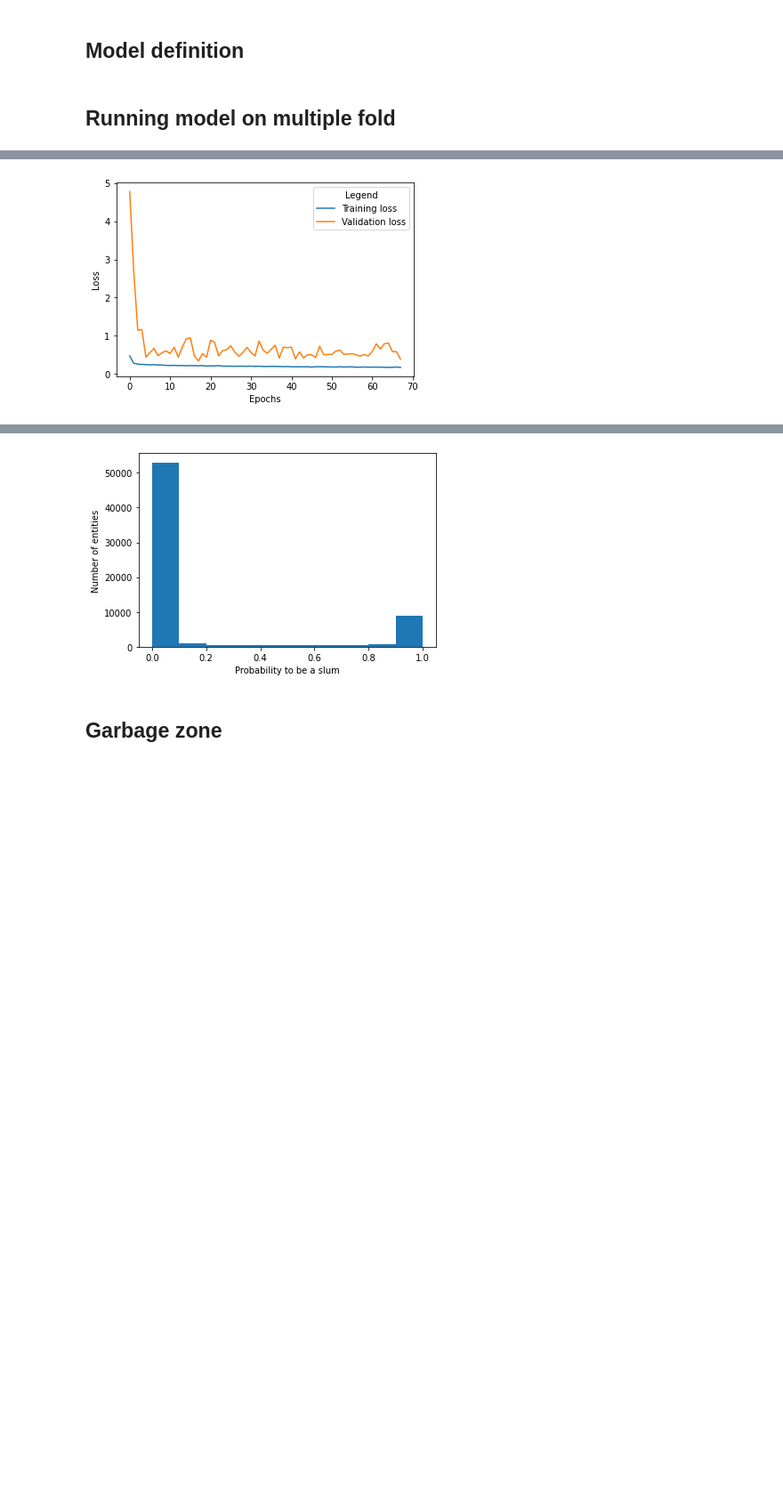
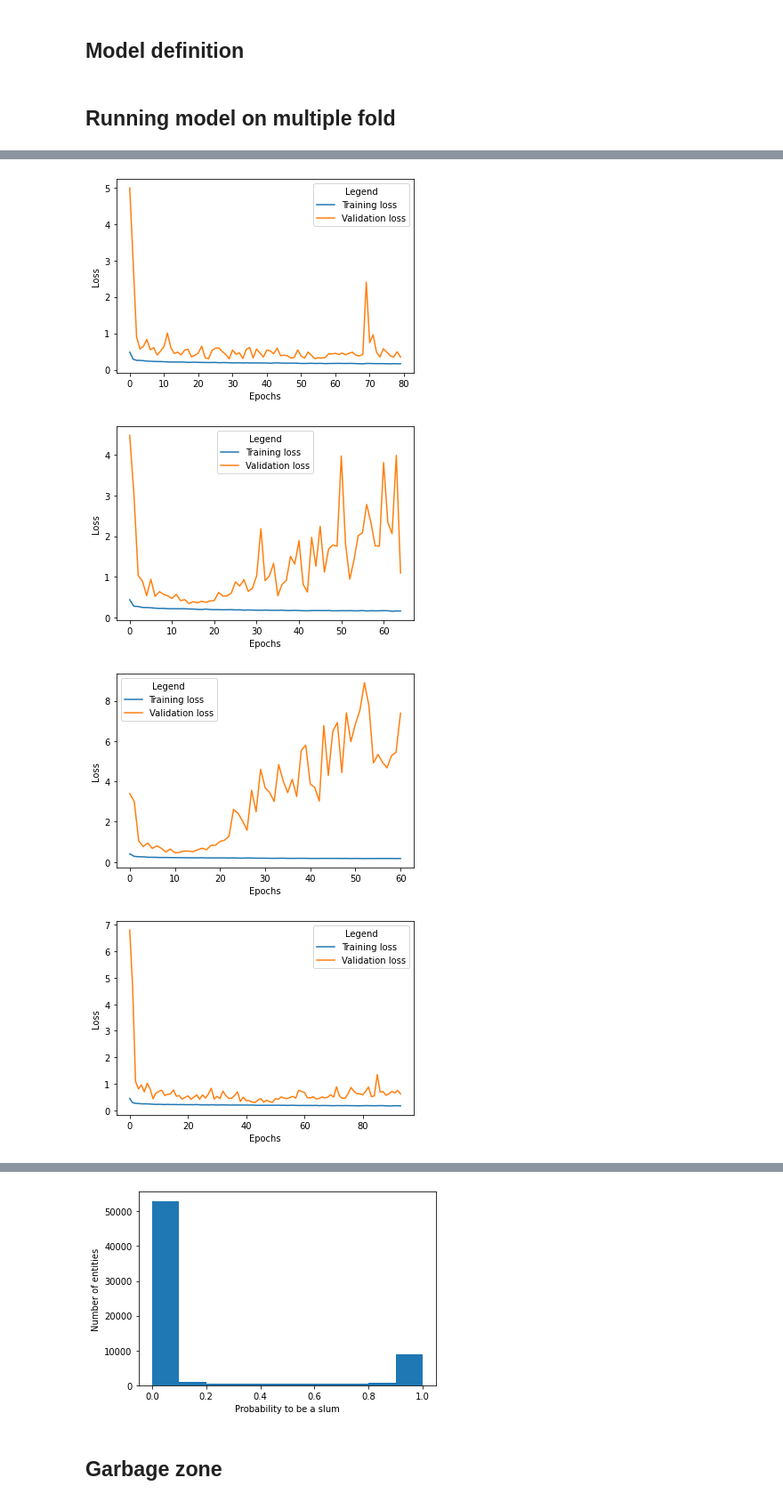
Before and after one commit to ANAGEO/slumap-ymca, a Jupyter notebook: Ymodel-kfold.ipynb, the cells around one changed output, grey strips where cells are left out. Shown: that part at 89% size. Drawn from its saved outputs; the diff is of its cells as text; code cells hidden in the pictures; blank space fills up the shorter version.

Commit message:
Automating Ymodel fold for multiple data images type. A dropout before sigmoid had been added in the model. Model is running proprely

```diff
--- a/Ymodel-kfold.ipynb
+++ b/Ymodel-kfold.ipynb
@@ -181,9 +181,3 @@ from export_results import save_predictions, write_run_metrics_file
 from LRFinder import LRFinder
 # %% [markdown]
 ## Preprocessing
-# %%
-f = h5py.File('Images/big_raster/g_BNIR_patch/g_Ymodel_S1BNIR.hdf5', 'r')
-S1_grid_id = np.array(f["id_sar"])
-S2_grid_id = np.array(f["id_rgb"])
-S1_grid_path = f["patch_sar_path"]
-S2_grid_path = f["patch_rgb_path"]
@@ -193,8 +183,0 @@ S2_grid_id = S2_grid_id.reshape(S2_grid_id.size,1)
-# %%
-f = h5py.File('Images/big_raster/tr_BNIR_patch/tr_Ymodel_S1BNIR.hdf5', 'r')
-S1_patch_id = list(f["id_sar"])
-S2_patch_id = np.array(f["id_rgb"])
-S1_patch_lulc = list(f["lulc_sar"])
-S2_patch_lulc = np.array(f["lulc_rgb"])
-S1_patch_path = list(f["patch_sar_path"])
-S2_patch_path = list(f["patch_rgb_path"])
@@ -234,7 +211,7 @@ def ymodel(left_input_shape,right_input_shape,batch_size,kernel_size,dropout,n_f
     callbacks = tf.keras.callbacks.EarlyStopping(monitor='val_loss', patience=20, mode='min')
 
     myCallbacks = [tf.keras.callbacks.EarlyStopping(monitor='val_loss', patience=50, mode='min'),
-                   tf.keras.callbacks.ModelCheckpoint(filepath='checkpoint/checkpoint_'+str(fold+1), save_weights_only=True, monitor='val_loss', mode='min', save_best_only=True),
+                   tf.keras.callbacks.ModelCheckpoint(filepath='checkpoint/checkpoint_'+str(IMAGENAME[path])+'_'+str(fold+1), save_weights_only=True, monitor='val_loss', mode='min', save_best_only=True),
                    maxcallbacks,
                    tf.keras.callbacks.ReduceLROnPlateau(monitor='val_loss', factor=0.1, patience=10, min_lr=0.001) ]
 
@@ -293,9 +270,8 @@ def ymodel(left_input_shape,right_input_shape,batch_size,kernel_size,dropout,n_f
     z = concatenate([x, y])
 
     # feature maps to vector before connecting to Dense
-    #num_labels = (0,1)
     z = Flatten()(z)
-
+    z = Dropout(dropout)(z)
     z = Dense(512,activation='relu')(z)
 
     outputs = Dense(1, activation="sigmoid")(z)
@@ -320,7 +296,7 @@ def ymodel(left_input_shape,right_input_shape,batch_size,kernel_size,dropout,n_f
                        batch_size=batch_size,
                        verbose=0)
 
-    model.load_weights('checkpoint/checkpoint_'+str(fold+1))
+    model.load_weights('checkpoint/checkpoint_'+str(IMAGENAME[path])+'_'+str(fold+1))
     evaluation = model.evaluate([stack_test, stack_sar_test], patch_lulc_test, batch_size=batch_size)
     predict = model.predict([S2_stack_grid, S1_stack_grid])
 
@@ -346,7 +322,11 @@ def ymodel(left_input_shape,right_input_shape,batch_size,kernel_size,dropout,n_f
 # %% [markdown]
 ## Running model on multiple fold
 # %%
-HIST = []
-PRED = []
-EVAL = []
+HISTALL = []
+PREDALL = []
+EVALALL = []
+
+IMAGESTR = ['Images/big_raster/tr_BNIR_patch/tr_Ymodel_S1BNIR.hdf5','Images/big_raster/tr_RNIR_patch/tr_Ymodel_S1RNIR.hdf5','Images/big_raster/tr_RGBNIR_patch/tr_Ymodel_S1RGBNIR.hdf5']
+IMAGESG = ['Images/big_raster/g_BNIR_patch/g_Ymodel_S1BNIR.hdf5','Images/big_raster/g_RNIR_patch/g_Ymodel_S1RNIR.hdf5','Images/big_raster/g_RGBNIR_patch/g_Ymodel_S1RGBNIR.hdf5']
+IMAGENAME = ['BNIR','RNIR','RGBNIR']
 # %%
@@ -408,9 +478,13 @@ for fold in range(10):
 # %%
-plt.plot(history.history["loss"])
-plt.plot(history.history['val_loss'])
-plt.xlabel('Epochs')
-plt.ylabel('Loss')
-plt.legend(['Training loss','Validation loss'], title = "Legend")
-plt.show()
+for history in HIST :
+    plt.plot(history.history["loss"])
+    plt.plot(history.history['val_loss'])
+    plt.xlabel('Epochs')
+    plt.ylabel('Loss')
+    plt.legend(['Training loss','Validation loss'], title = "Legend")
+    plt.show()
 # %% [output]
-[figure, old version]
+[figure, new version]
+[figure, added]
+[figure, added]
+[figure, added]
```
Also changed, not shown: parts of 6 cells of this notebook, 37 other files.
